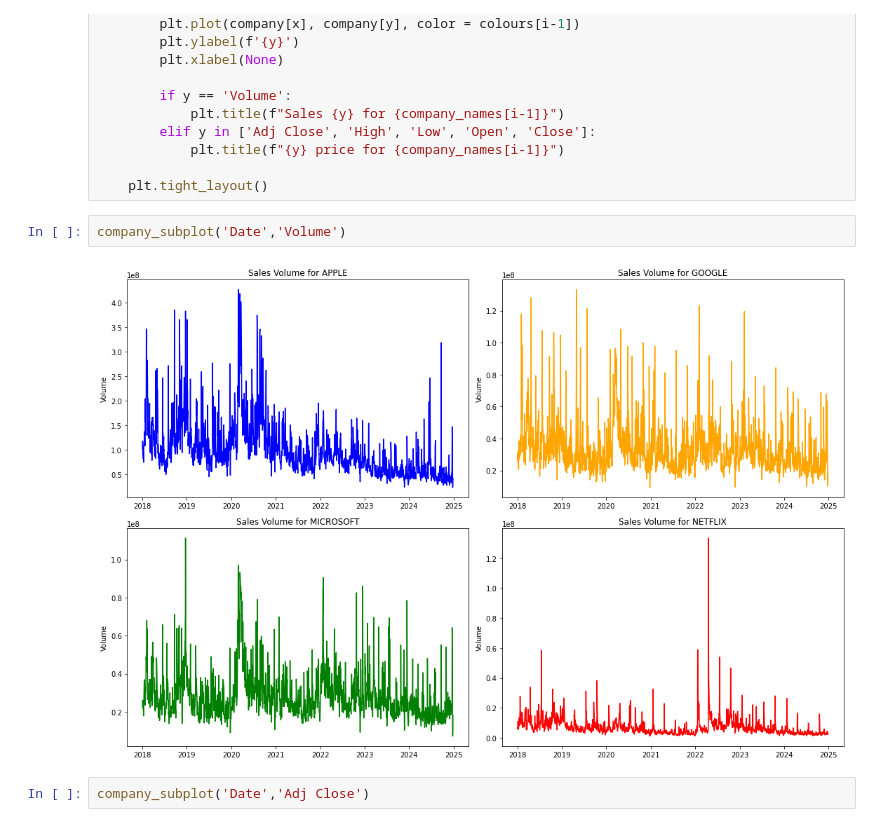
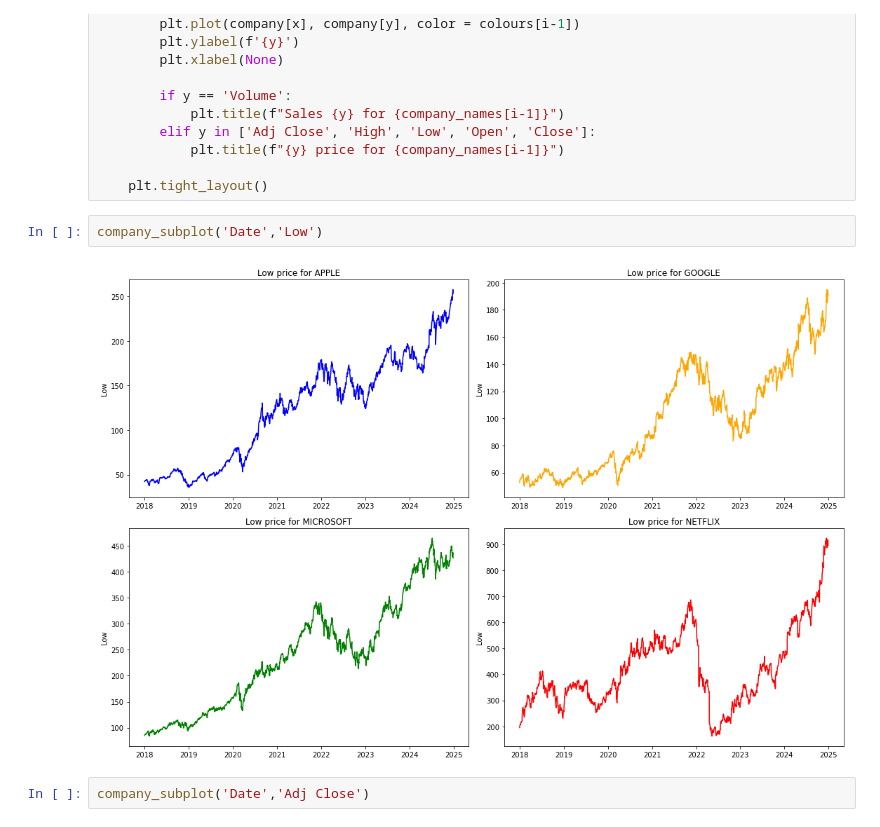
Before and after one commit to BoraGoksal/FinDataAnalysis, a Jupyter notebook: notebooks/exploratory_analysis.ipynb, the cells around one changed output. Drawn from its saved outputs; the diff is of its cells as text.

```diff
--- a/notebooks/exploratory_analysis.ipynb
+++ b/notebooks/exploratory_analysis.ipynb
@@ -81,9 +64,9 @@ def company_subplot(x,y):
 
     plt.tight_layout()
 # %%
-company_subplot('Date','Volume')
+company_subplot('Date','Low')
 # %% [output]
-[figure, old version]
+[figure, new version]
 # %%
 company_subplot('Date','Adj Close')
 # %% [output]
```
Also changed, not shown: parts of 1 cell of this notebook, 2 other files.
